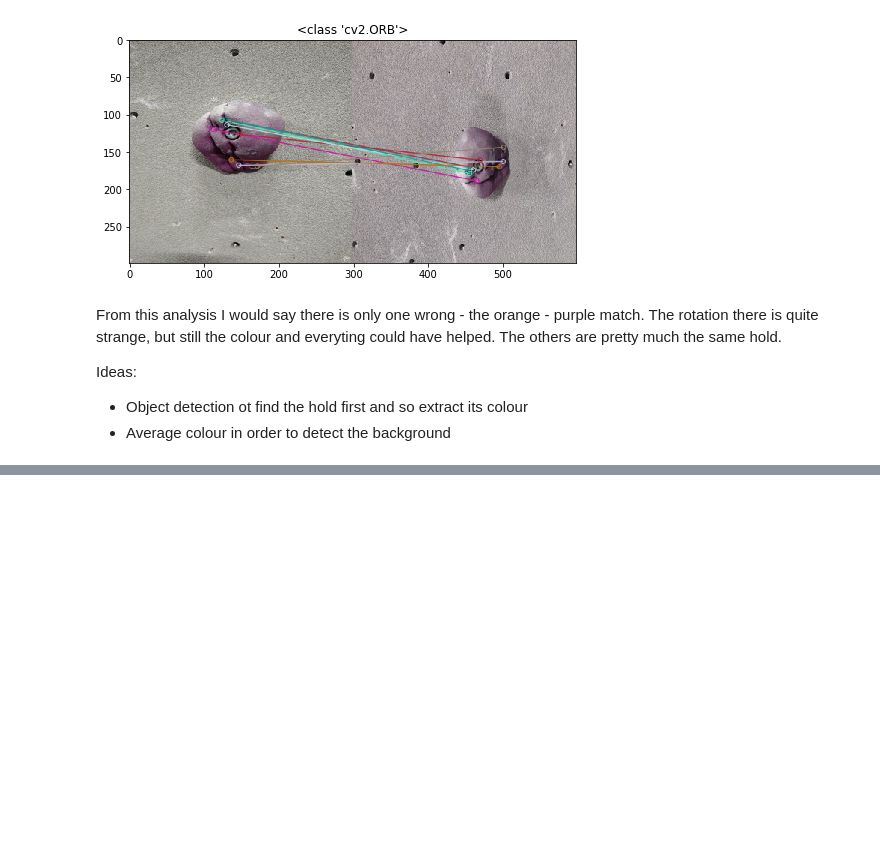
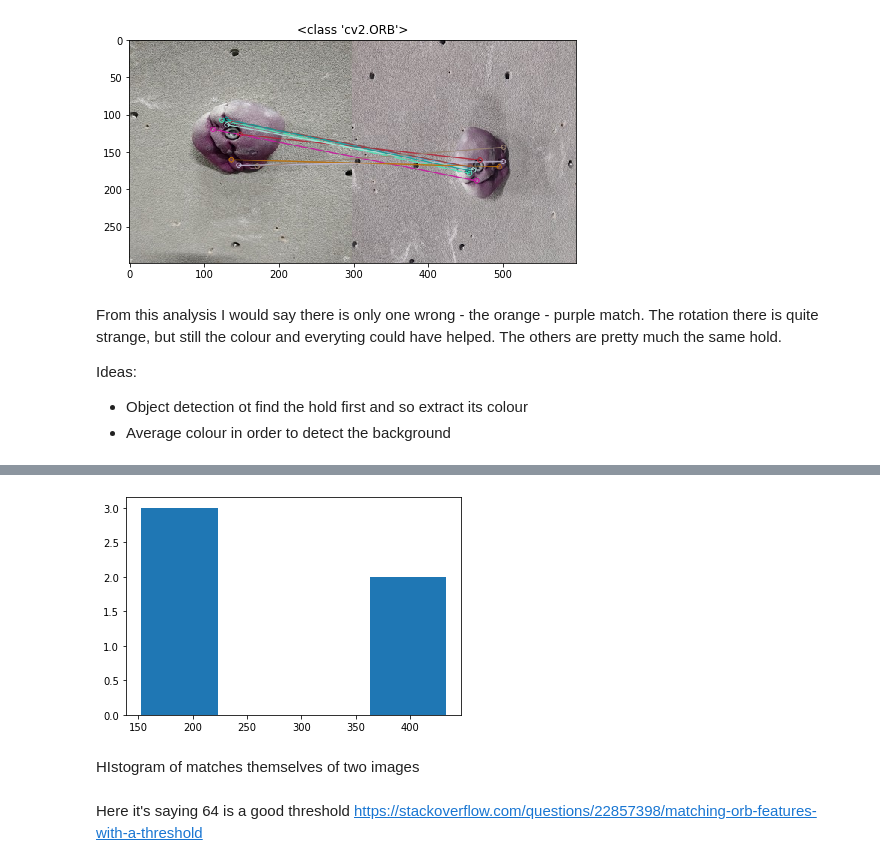
Before and after one commit to andrius-sil/climbicus, a Jupyter notebook: model_training/cbir.ipynb, the cells around one changed output, grey strips where cells are left out. Drawn from its saved outputs; the diff is of its cells as text; code cells hidden in the pictures; blank space fills up the shorter version.

```diff
--- a/model_training/cbir.ipynb
+++ b/model_training/cbir.ipynb
@@ -316,0 +283,10 @@ Ideas:
+# %%
+_ = plt.hist(wrong_dists, bins='auto')
+# np.histogram(correct)
+# %% [output]
+[figure, added]
+# %% [markdown]
+HIstogram of matches themselves of two images
+# %% [markdown]
+Here it's saying 64 is a good threshold
+https://stackoverflow.com/questions/22857398/matching-orb-features-with-a-threshold
```
Also changed, not shown: parts of 24 cells of this notebook.
